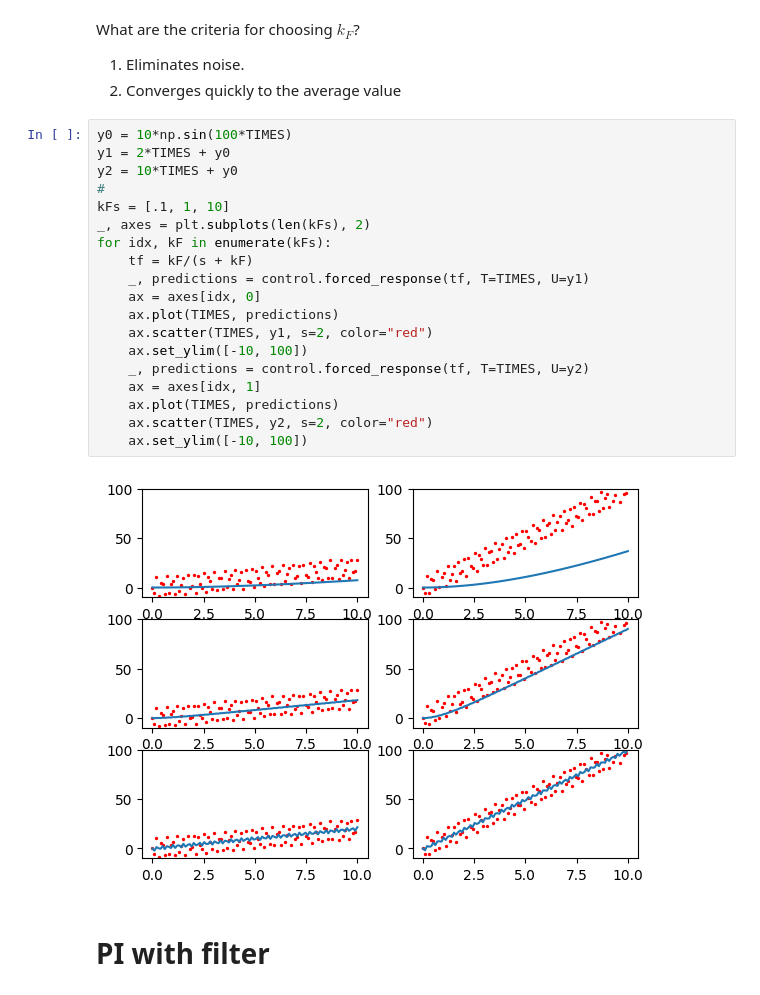
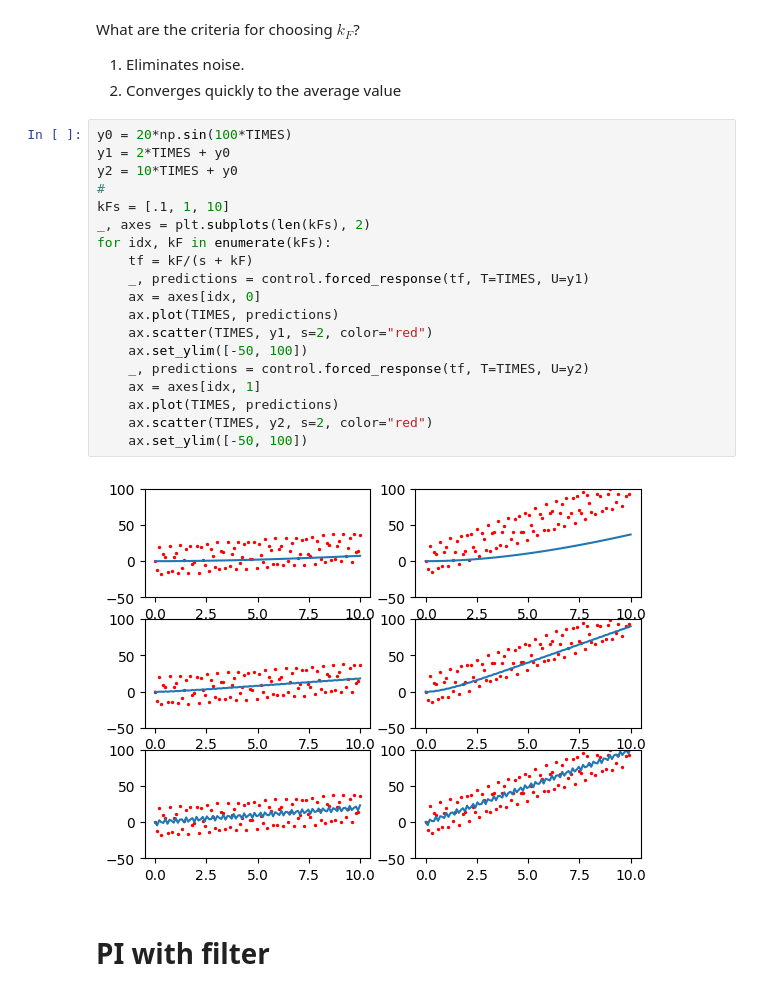
Before and after one commit to joseph-hellerstein/advanced-controls-lectures, a Jupyter notebook: lectures/lecture_14-Analysis-and-Design-of-Closed-Loop-Systems/analysis_of_closed_loop_systems.ipynb, the cells around one changed output. Cells and saved outputs as stored; diff of their text form.

```diff
--- a/lectures/lecture_14-Analysis-and-Design-of-Closed-Loop-Systems/analysis_of_closed_loop_systems.ipynb
+++ b/lectures/lecture_14-Analysis-and-Design-of-Closed-Loop-Systems/analysis_of_closed_loop_systems.ipynb
@@ -532,26 +532,26 @@ What are the criteria for choosing $k_F$?
 1. Eliminates noise.
 1. Converges quickly to the average value
 # %%
-y0 = 10*np.sin(100*TIMES)
+y0 = 20*np.sin(100*TIMES)
 y1 = 2*TIMES + y0
 y2 = 10*TIMES + y0
 #
 kFs = [.1, 1, 10]
 _, axes = plt.subplots(len(kFs), 2)
 for idx, kF in enumerate(kFs):
     tf = kF/(s + kF)
     _, predictions = control.forced_response(tf, T=TIMES, U=y1)
     ax = axes[idx, 0]
     ax.plot(TIMES, predictions)
     ax.scatter(TIMES, y1, s=2, color="red")
-    ax.set_ylim([-10, 100])
+    ax.set_ylim([-50, 100])
     _, predictions = control.forced_response(tf, T=TIMES, U=y2)
     ax = axes[idx, 1]
     ax.plot(TIMES, predictions)
     ax.scatter(TIMES, y2, s=2, color="red")
-    ax.set_ylim([-10, 100])
+    ax.set_ylim([-50, 100])
 # %% [output]
-[figure, old version]
+[figure, new version]
 # %% [markdown]
 # PI with filter
 # %% [markdown]
```
Also changed, not shown: 1 other file.
